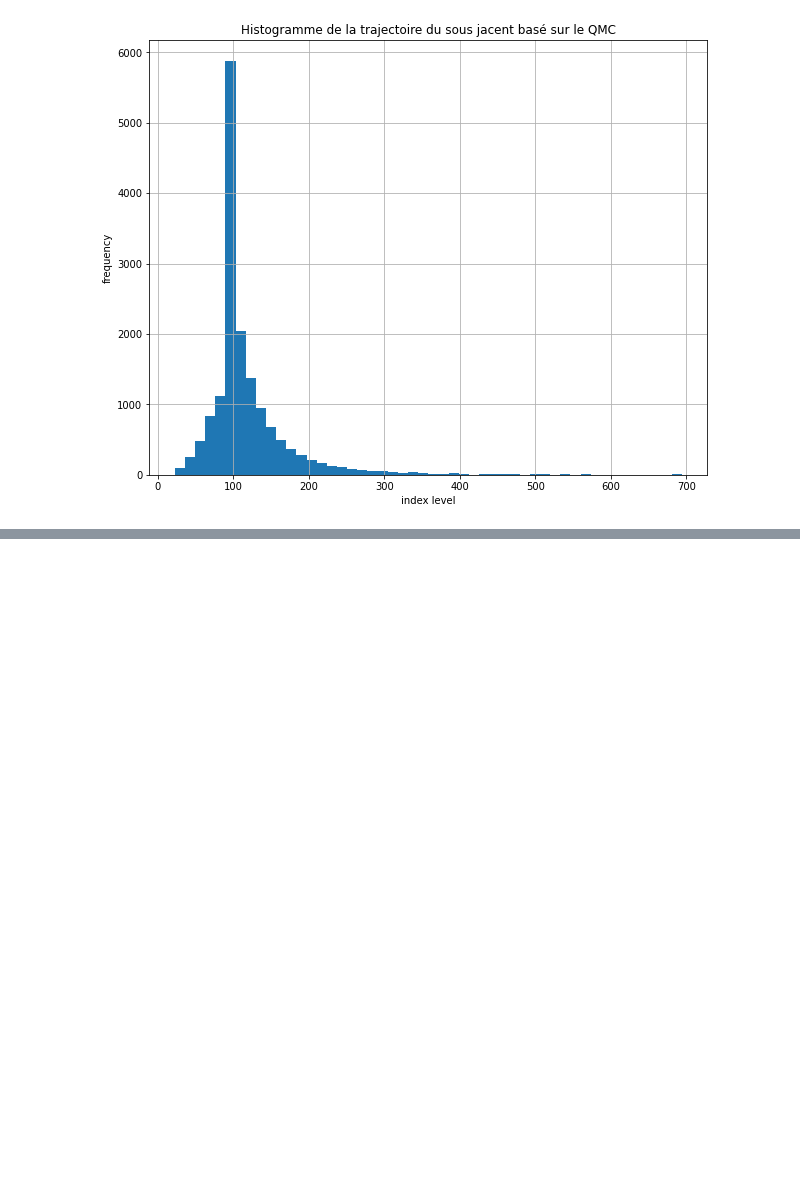
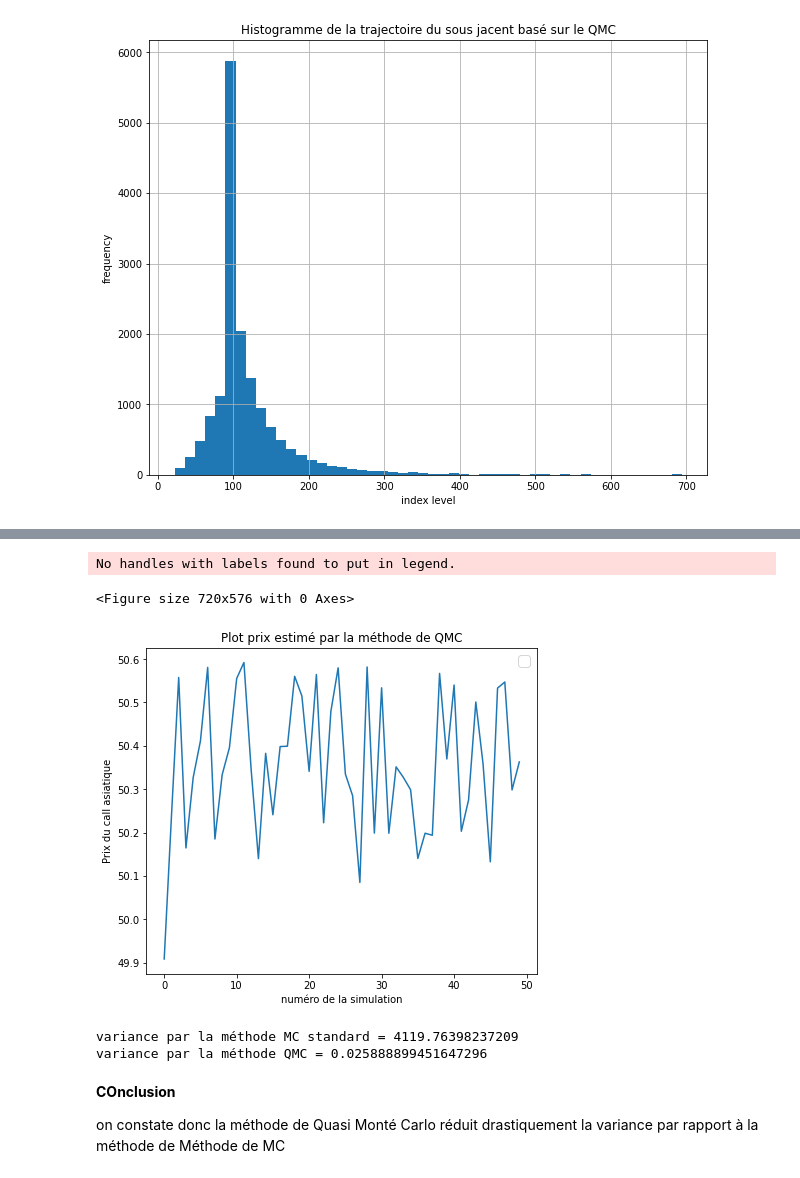
Before and after one commit to joel-soffo/joel-soffo, a Jupyter notebook: QMC_HESTON.ipynb, the cells around one changed output, grey strips where cells are left out. Cells and saved outputs as stored; diff of their text form; code cells hidden in the pictures; blank space fills up the shorter version.

```diff
--- a/QMC_HESTON.ipynb
+++ b/QMC_HESTON.ipynb
@@ -261,0 +271,22 @@ la valeur de l'option avec la methode de Monté Carlo standart vaut: nan
+# %%
+import pandas as pd
+from pandas import DataFrame
+Data = DataFrame()
+C_0=np.zeros(50)
+for i in range(50):
+  Data[i] = S_t[i]
+
+  nansIndx = np.where(np.isnan(Data[i]))[0]
+  isanIndx = np.where(~np.isnan(Data[i]))[0]
+  for nan in nansIndx:
+      replacementCandidates = np.where(isanIndx>nan)[0]
+      if replacementCandidates.size != 0:
+         replacement = Data[i][isanIndx[replacementCandidates[0]]]
+      else:
+         replacement = Data[i][isanIndx[np.where(isanIndx<nan)[0][-1]]]
+
+      Data[i][nan] = replacement
+  C_0[i] = math.exp(-r * T) * (np.maximum(np.mean(Data[i])-K, 0))
+C_0_qmc= np.array(C_0)
+print(Data)
+print(C_0_qmc)
@@ -316,0 +371,25 @@ Text(0.5, 1.0, 'Histogramme de la trajectoire du sous jacent basé sur le QMC')
+# %%
+C_0_qmc=np.array(C_0_qmc)
+plt.clf()
+plt.figure(figsize=(7,6))
+plt.plot(C_0_qmc)
+plt.title('Plot prix estimé par la méthode de QMC')
+plt.xlabel('numéro de la simulation')
+plt.ylabel('Prix du call asiatique')
+plt.legend(fontsize=15)
+plt.show()
+# %% [output]
+No handles with labels found to put in legend.
+<Figure size 720x576 with 0 Axes>
+[figure, added]
+# %%
+#calcul des variances des differentes méthodes
+print('variance par la méthode MC standard =',np.var(C[5]))
+print('variance par la méthode QMC =',np.var(C_0_qmc))
+# %% [output]
+variance par la méthode MC standard = 4119.76398237209
+variance par la méthode QMC = 0.025888899451647296
+# %% [markdown]
+**COnclusion**
+
+on constate donc la méthode de Quasi Monté Carlo réduit drastiquement la variance par rapport à la méthode de Méthode de MC
```
Also changed, not shown: parts of 11 cells of this notebook.
